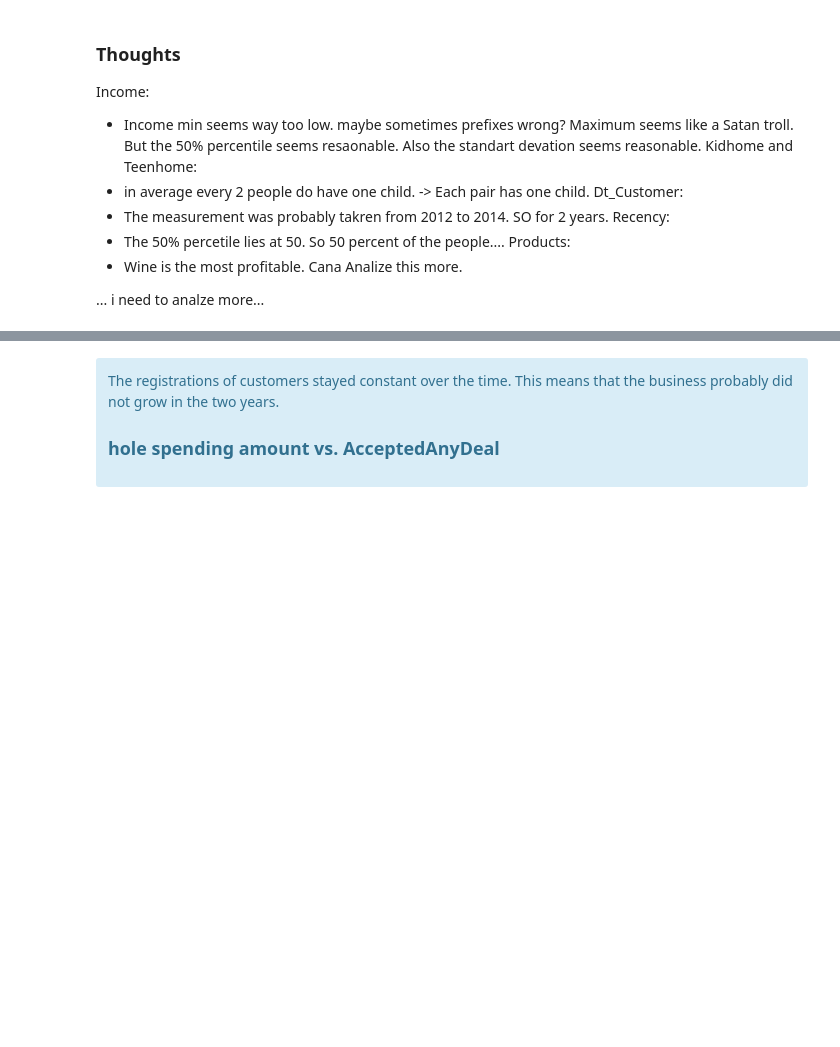
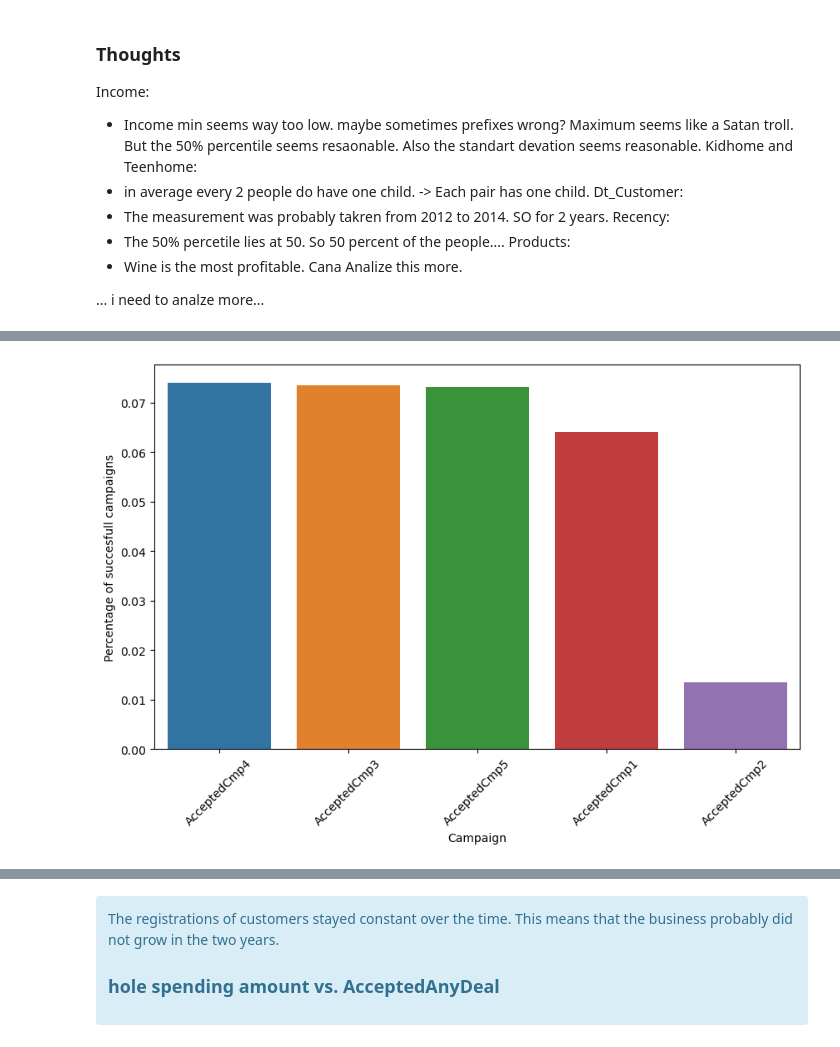
Before and after one commit to Tomson909/Customer-Personality-Analysis, a Jupyter notebook: main.ipynb, the cells around one changed output, grey strips where cells are left out. Cells and saved outputs as stored; diff of their text form; code cells hidden in the pictures; blank space fills up the shorter version.

```diff
--- a/main.ipynb
+++ b/main.ipynb
@@ -198,0 +208,16 @@ plt.show()
+# %%
+# What was the most succesfull campaign
+def percentage(x):
+    return x.sum() / x.count()
+
+campaign_succes = data[['AcceptedCmp1', 'AcceptedCmp2', 'AcceptedCmp3', 'AcceptedCmp4', 'AcceptedCmp5']].agg(percentage)
+campaign_succes = campaign_succes.sort_values(ascending=False)
+
+# plot
+fig, ax = plt.subplots(1, 1, figsize=(10, 6))
+sns.barplot(x=campaign_succes.index, y=campaign_succes, ax=ax)
+ax.set_ylabel('Percentage of succesfull campaigns')
+ax.set_xlabel('Campaign')
+ax.tick_params(axis='x', rotation=45)
+# %% [output]
+[figure, added]
```
Also changed, not shown: parts of 21 cells of this notebook.
